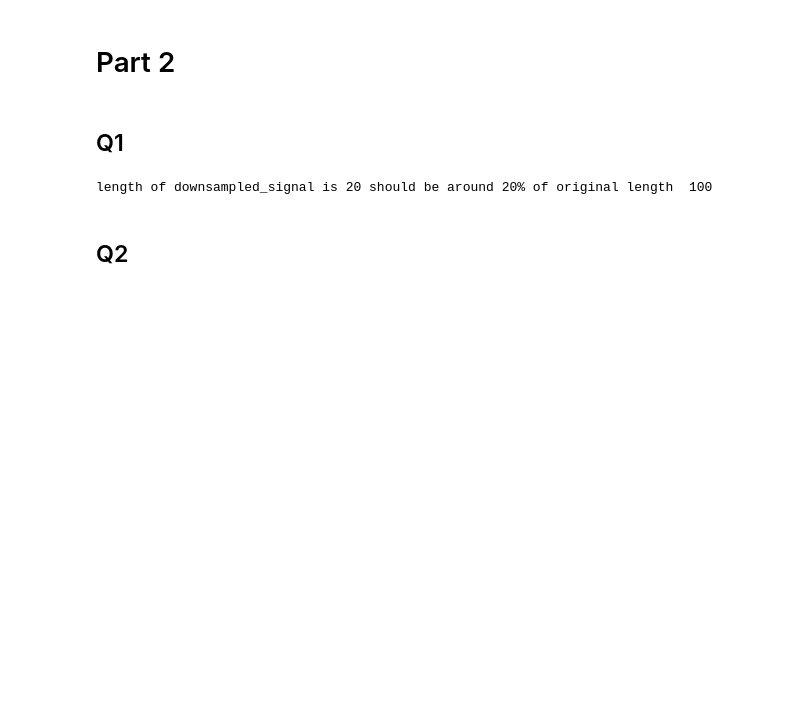
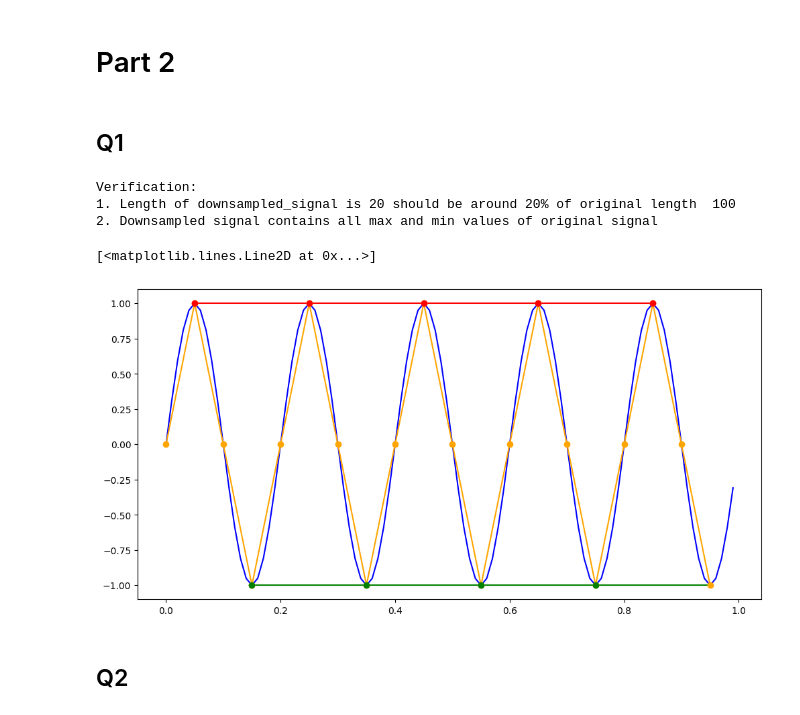
Before and after one commit to CCathlete/pyTask, a Jupyter notebook: app_notebook.ipynb, the cells around one changed output. Saved outputs shown, nothing was run; the diff lists cells and outputs as text; code cells hidden in the pictures; blank space fills up the shorter version.

Commit message:
Added visual verification to Q1 in part 2.

```diff
--- a/app_notebook.ipynb
+++ b/app_notebook.ipynb
@@ -69,51 +69,81 @@ class GammaMotorNeuron(MotorNeuron):
 ## Q1
 # %%
 import numpy as np
+import matplotlib.pyplot as plt
 
 def find_max_min(arr):
-    max_indexes = []
-    min_indexes = []
+    max_indices = []
+    min_indices = []
 
     # לולאה על כל איברי המערך (למעט הקצוות)
     for i in range(1, len(arr) - 1):
         if arr[i] > arr[i - 1] and arr[i] > arr[i + 1]:
-            max_indexes.append(i)  # מקסימום מקומי
+            max_indices.append(i)  # מקסימום מקומי
         elif arr[i] < arr[i - 1] and arr[i] < arr[i + 1]:
-            min_indexes.append(i)  # מינימום מקומי
+            min_indices.append(i)  # מינימום מקומי
 
-    return max_indexes, min_indexes
+    return max_indices, min_indices
 
 
 def downsample_signal(signal, downsample_factor=5):
     # מציאת אינדקסים של מקסימום ומינימום
-    max_indexes, min_indexes = find_max_min(signal)
+    max_indices, min_indices = find_max_min(signal)
     # יצירת רשימה של כל אינדקסי המקסימום והמינימום
-    min_max_indexes = np.sort(np.concatenate((max_indexes, min_indexes)))
+    min_max_indices = np.sort(np.concatenate((max_indices, min_indices)))
 
     # דגימה מחדש: לקיחת כל נקודה חמישית בנוסף לנקודות הקיצון
     downsampled_indices = np.arange(0, len(signal), downsample_factor)
-    combined_indices = np.unique(np.concatenate((downsampled_indices, min_max_indexes)))
+    combined_indices = np.unique(np.concatenate((downsampled_indices, min_max_indices)))
 
-    return signal[combined_indices]
+    return signal[combined_indices], combined_indices
 
 # יצירת אות סינוסואידלי לדוגמה
 time = np.arange(0, 1, 0.01)  # 1 שניה עם דגימה כל 0.01 שניות
 frequency = 5  # תדר 5Hz
 original_signal = np.sin(2 * np.pi * frequency * time)
 
-downsampled_signal = downsample_signal(original_signal)
+downsampled_signal, downsampled_indices = downsample_signal(original_signal)
 
 # Verify
-print('length of downsampled_signal is',len(downsampled_signal), 'should be around 20% of original length ',len(original_signal))
+print('Verification:\n1. Length of downsampled_signal is',len(downsampled_signal), 'should be around 20% of original length ',len(original_signal), '\n2. Downsampled signal contains all max and min values of original signal')
 
-max_indexes, min_indexes = find_max_min(original_signal)
-max_min_indexes = np.concatenate((max_indexes, min_indexes))
+og_max_indices, og_min_indices = find_max_min(original_signal)
+original_max_min_indices = np.concatenate((og_max_indices, og_min_indices))
 
-for i in range(len(max_min_indexes)):
-    if(original_signal[max_min_indexes[i]] not in downsampled_signal):
+for i in range(len(original_max_min_indices)):
+    if(original_signal[original_max_min_indices[i]] not in downsampled_signal):
        print("error - missing minimum or maximum value")
+
+# Plotting the original and downsampled signals.
+
+# Original signal.
+# The red circles represent the maxima and the green circles represent the minima.
+plt.figure(figsize=(12, 6))
+plt.plot(time, original_signal, label='Original Signal', color='blue')
+plt.plot(time[og_max_indices], original_signal[og_max_indices], color='red', label='Original max')
+plt.plot(time[og_min_indices], original_signal[og_min_indices], color='green', label='Original min')
+
+# Downsampled signal
+plt.plot(time[downsampled_indices], downsampled_signal, 'o-', label='Downsampled Signal', color='orange')
+
+# Mapping the max and min indices to the downsampled signal
+ds_max_indices, ds_min_indices = find_max_min(downsampled_signal)
+plt.plot(time[downsampled_indices][ds_max_indices], downsampled_signal[ds_max_indices], 'ro', label='Downsampled Maxima')
+plt.plot(time[downsampled_indices][ds_min_indices], downsampled_signal[ds_min_indices], 'go', label='Downsampled Minima')
+
+# Setting plot labels and title
+plt.xlabel('Time (s)')
+plt.ylabel('Amplitude')
+plt.title('Original and Downsampled Sinusoidal Signal with Maxima and Minima')
+plt.legend()
+plt.grid(True)
+plt.show()
 # %% [output]
-length of downsampled_signal is 20 should be around 20% of original length  100
+Verification:
+1. Length of downsampled_signal is 20 should be around 20% of original length  100
+2. Downsampled signal contains all max and min values of original signal
+[<matplotlib.lines.Line2D at 0x...>]
+[figure, added]
 # %% [markdown]
 ## Q2
 # %% [markdown]
```
Also changed, not shown: 2 other files.
